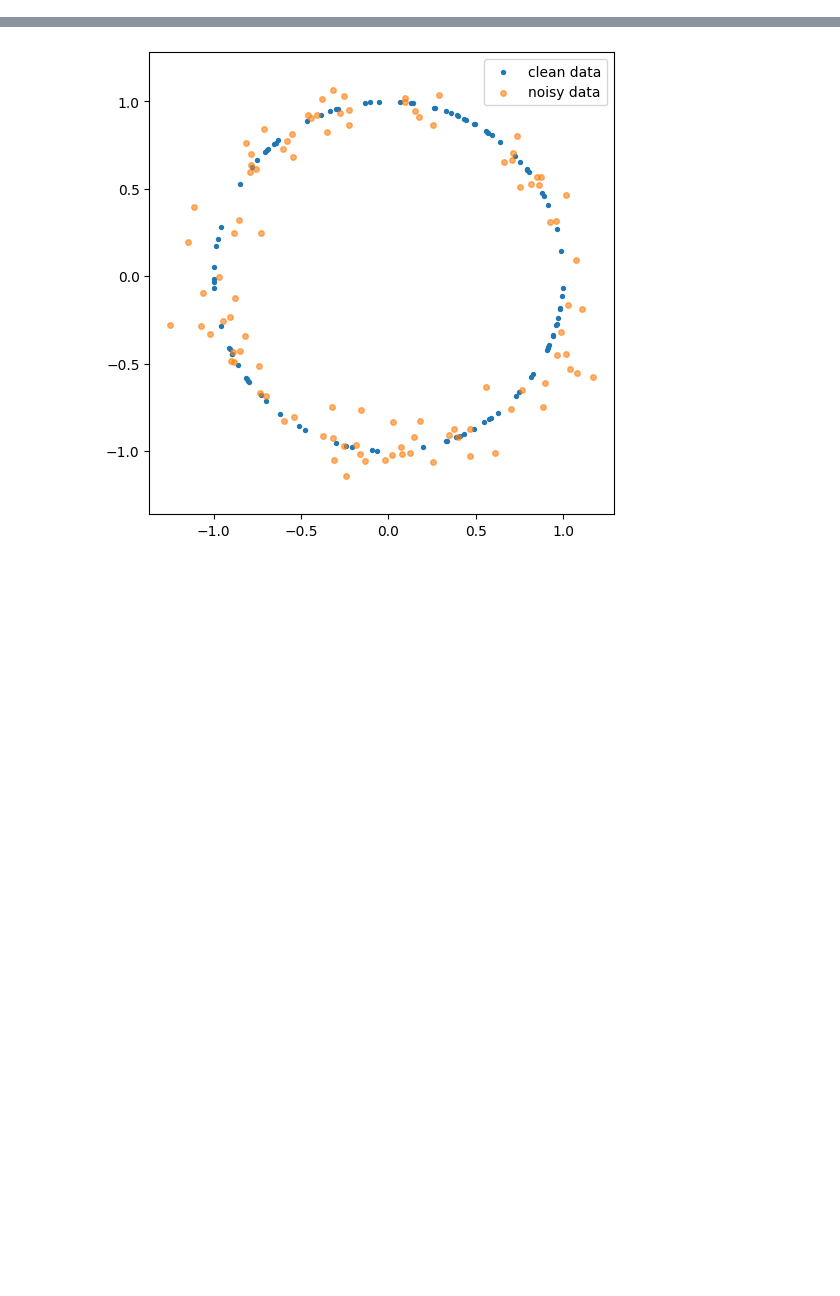
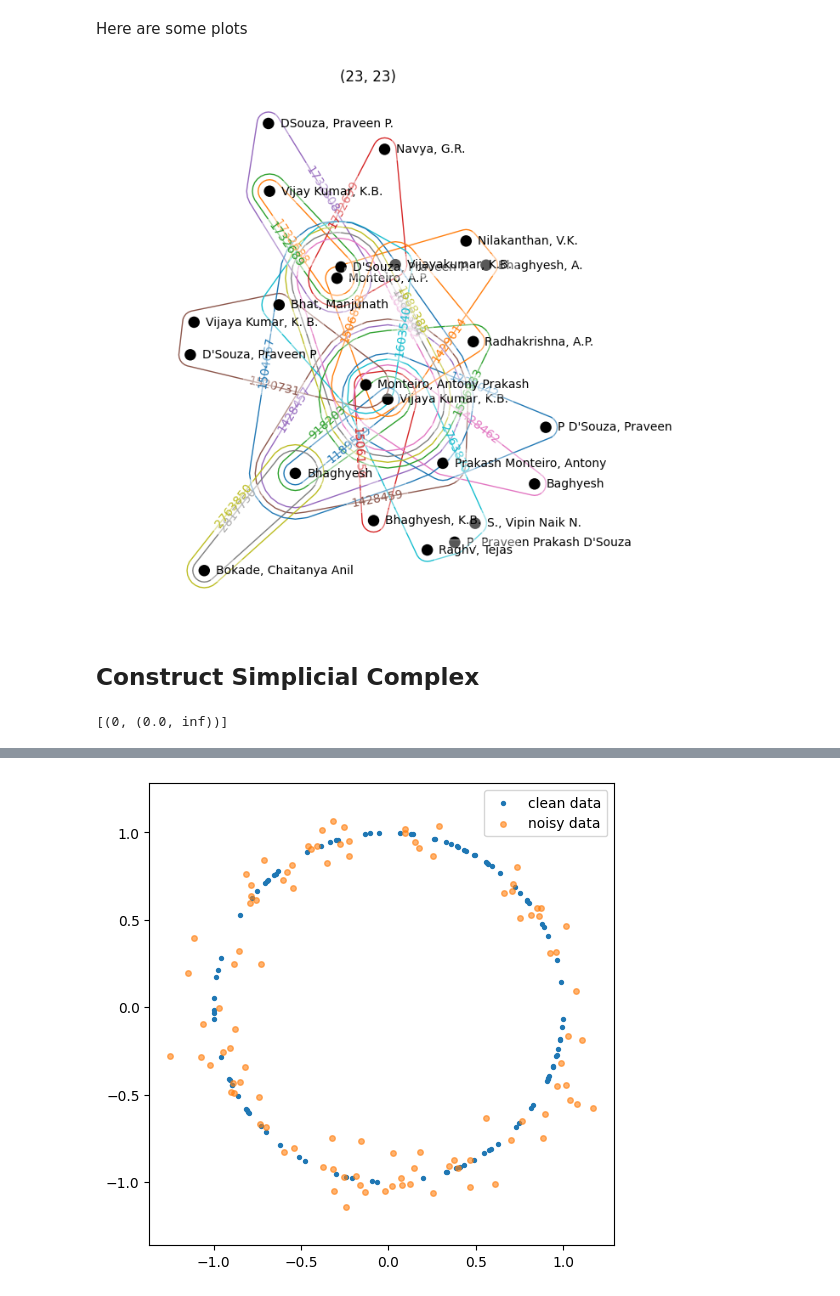
Before and after one commit to ALuchinsky/hpx_test, a Jupyter notebook: papers/tda_papers.ipynb, the cells around one changed output, grey strips where cells are left out. Drawn from its saved outputs; the diff is of its cells as text; code cells hidden in the pictures; blank space fills up the shorter version.

Commit message:
creating and testing a simplicial complex

```diff
--- a/papers/tda_papers.ipynb
+++ b/papers/tda_papers.ipynb
@@ -5,0 +60,9 @@ from matplotlib import cm
+# %% [markdown]
+Here are some plots
+# %%
+h_small = H.restrict_to_nodes(sorted_comps[5][1])
+hnx.draw(h_small)
+plt.title(h_small.shape)
+plt.show()
+# %% [output]
+[figure, added]
@@ -5,0 +74,2 @@ from matplotlib import cm
+# %% [markdown]
+## Construct Simplicial Complex
@@ -5,0 +109,16 @@ from matplotlib import cm
+# %%
+my_simplices = [
+    [0], [1], [2],  # Vertices for the first triangle
+    [3], [4], [5],  # Vertices for the second triangle
+    [0, 2], [1,3],# Edges for the first triangle
+    [3, 4], [4, 5], [3, 5], # Edges for the second triangle
+    [0,1,2],
+    [3, 4, 5]   # The second filled triangle
+]
+simplex_tree = gd.SimplexTree()
+for simplex in my_simplices:
+    simplex_tree.insert(simplex, filtration=0.0)
+persistence = simplex_tree.persistence()
+print(persistence)
+# %% [output]
+[(0, (0.0, inf))]
```
Also changed, not shown: parts of 13 cells of this notebook, 1 other file.
